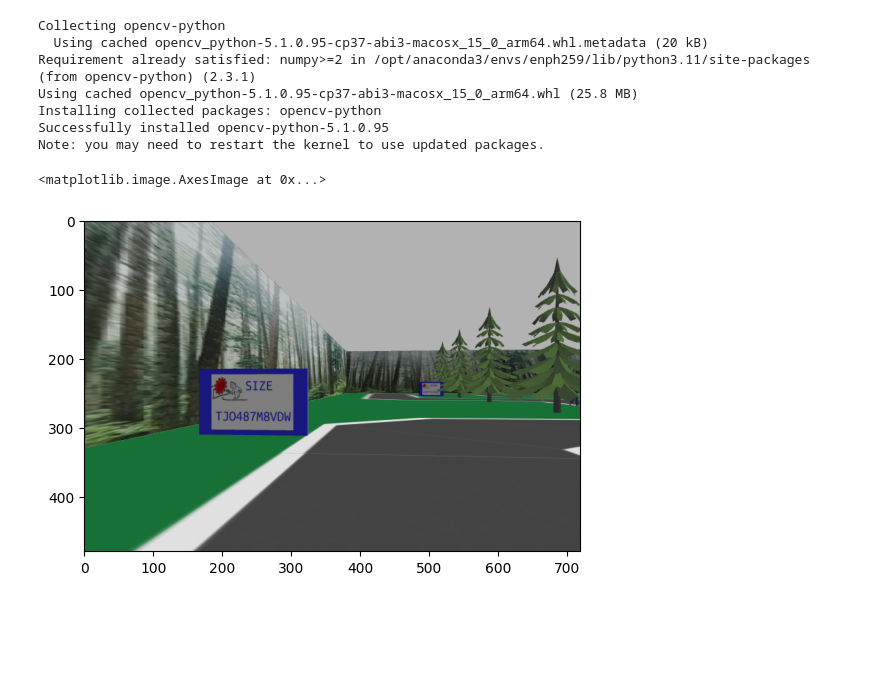
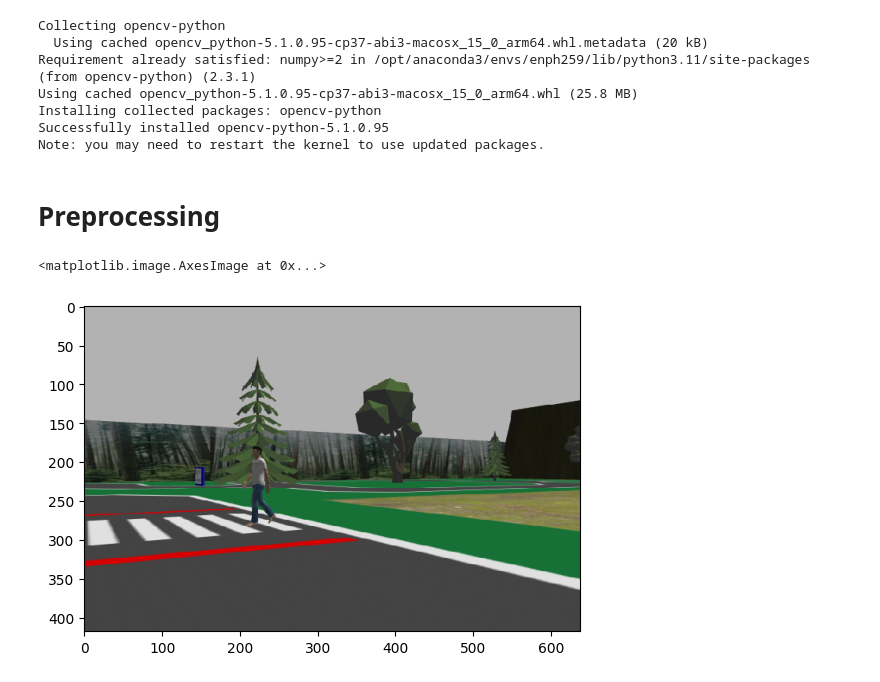
Before and after one commit to Adam-Werstiuk/ENPH353_Competition, a Jupyter notebook: src/my_controller/my_controller/test_detectors.ipynb, the cells around one changed output. Drawn from its saved outputs; the diff is of its cells as text; code cells hidden in the pictures; blank space fills up the shorter version.

```diff
--- a/src/my_controller/my_controller/test_detectors.ipynb
+++ b/src/my_controller/my_controller/test_detectors.ipynb
@@ -8,16 +8,18 @@ Using cached opencv_python-5.1.0.95-cp37-abi3-macosx_15_0_arm64.whl (25.8 MB)
 Installing collected packages: opencv-python
 Successfully installed opencv-python-5.1.0.95
 Note: you may need to restart the kernel to use updated packages.
+# %% [markdown]
+# Preprocessing
 # %%
 import numpy as np
 import matplotlib.pyplot as plt
 import cv2
 # %%
-img_path = "/Users/annabel/Downloads/ENPH353_competition/ENPH353_Competition/src/tools/data_collection/photos/run2photos/SIZE_TJO487M8VDW.png"
+img_path = "/Users/annabel/Downloads/ENPH353_competition/ENPH353_Competition/src/my_controller/my_controller/testPhotos/img3.png"
 img = cv2.imread(img_path)
 img_rgb = cv2.cvtColor(img, cv2.COLOR_BGR2RGB)
 plt.imshow(img_rgb) #sanity check
 # %% [output]
 <matplotlib.image.AxesImage at 0x...>
-[figure, old version]
+[figure, new version]
 # %%
```
Also changed, not shown: parts of 6 cells of this notebook, 3 other files.
